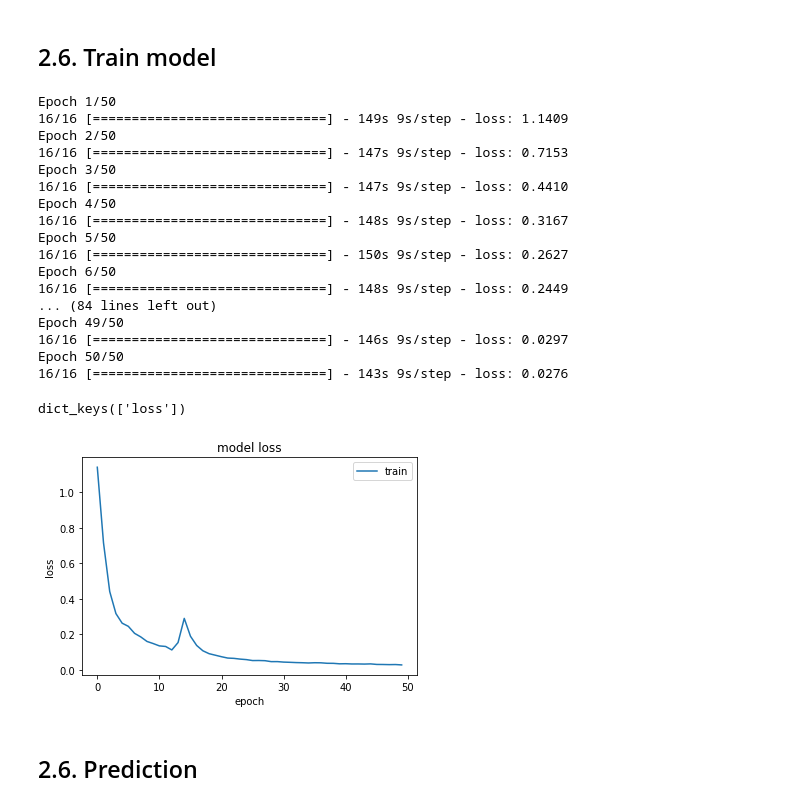
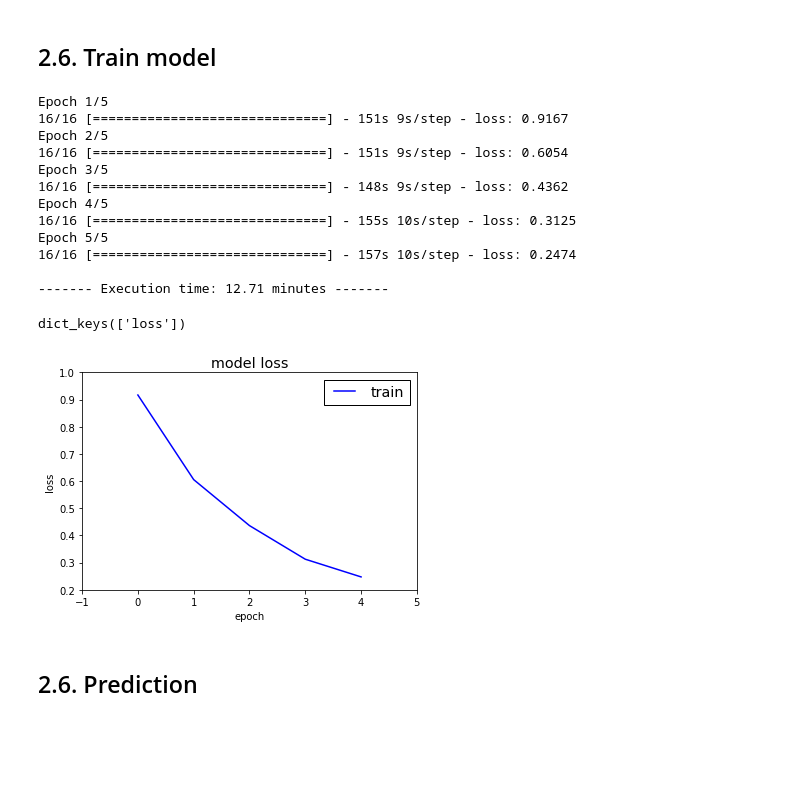
Before and after one commit to cfont03/Anomaly-breast-cancer-detection, a Jupyter notebook: train/2. YOLO.ipynb, the cells around one changed output. Cells and saved outputs as stored; diff of their text form; code cells hidden in the pictures; blank space fills up the shorter version.

```diff
--- a/train/2. YOLO.ipynb
+++ b/train/2. YOLO.ipynb
@@ -672,25 +658,22 @@ train_images = train_images/255 # normalize images
 # %%
 optimizer = Adam(learning_rate = 1e-5)
 model_yolo.compile(loss=yolo_sse, optimizer=optimizer, run_eagerly=True)
-model_hist = model_yolo.fit([train_images, cell_list], cell_list, epochs = 50) # cell list is y_true
+start_time = time.time()
+model_hist = model_yolo.fit([train_images, cell_list], cell_list, epochs = 5) # cell list is y_true
+print(f"\n------- Execution time: {(time.time() - start_time)/60:.2f} minutes -------\n")
 # %% [output]
-Epoch 1/50
-16/16 [==============================] - 149s 9s/step - loss: 1.1409
-Epoch 2/50
-16/16 [==============================] - 147s 9s/step - loss: 0.7153
-Epoch 3/50
-16/16 [==============================] - 147s 9s/step - loss: 0.4410
-Epoch 4/50
-16/16 [==============================] - 148s 9s/step - loss: 0.3167
-Epoch 5/50
-16/16 [==============================] - 150s 9s/step - loss: 0.2627
-Epoch 6/50
-16/16 [==============================] - 148s 9s/step - loss: 0.2449
-... (84 lines left out)
-Epoch 49/50
-16/16 [==============================] - 146s 9s/step - loss: 0.0297
-Epoch 50/50
-16/16 [==============================] - 143s 9s/step - loss: 0.0276
+Epoch 1/5
+16/16 [==============================] - 151s 9s/step - loss: 0.9167
+Epoch 2/5
+16/16 [==============================] - 151s 9s/step - loss: 0.6054
+Epoch 3/5
+16/16 [==============================] - 148s 9s/step - loss: 0.4362
+Epoch 4/5
+16/16 [==============================] - 155s 10s/step - loss: 0.3125
+Epoch 5/5
+16/16 [==============================] - 157s 10s/step - loss: 0.2474
+
+------- Execution time: 12.71 minutes -------
 # %%
 ### CHECKPOINT - SAVE INTO DRIVE
 model_yolo.save('/content/archive/model_yolo.h5') # save model
@@ -700,14 +683,15 @@ print(model_hist.history.keys())
 # %% [output]
 dict_keys(['loss'])
 # %%
-plt.plot(model_hist.history['loss'])
+plt.plot(model_hist.history['loss'], 'b')
+plt.style.use('classic')
 plt.title('model loss')
 plt.ylabel('loss')
 plt.xlabel('epoch')
 plt.legend(['train'], loc='upper right')
 plt.show()
 # %% [output]
-[figure, old version]
+[figure, new version]
 # %% [markdown]
 ## 2.6. Prediction
 # %%
```
Also changed, not shown: parts of 18 cells of this notebook.
